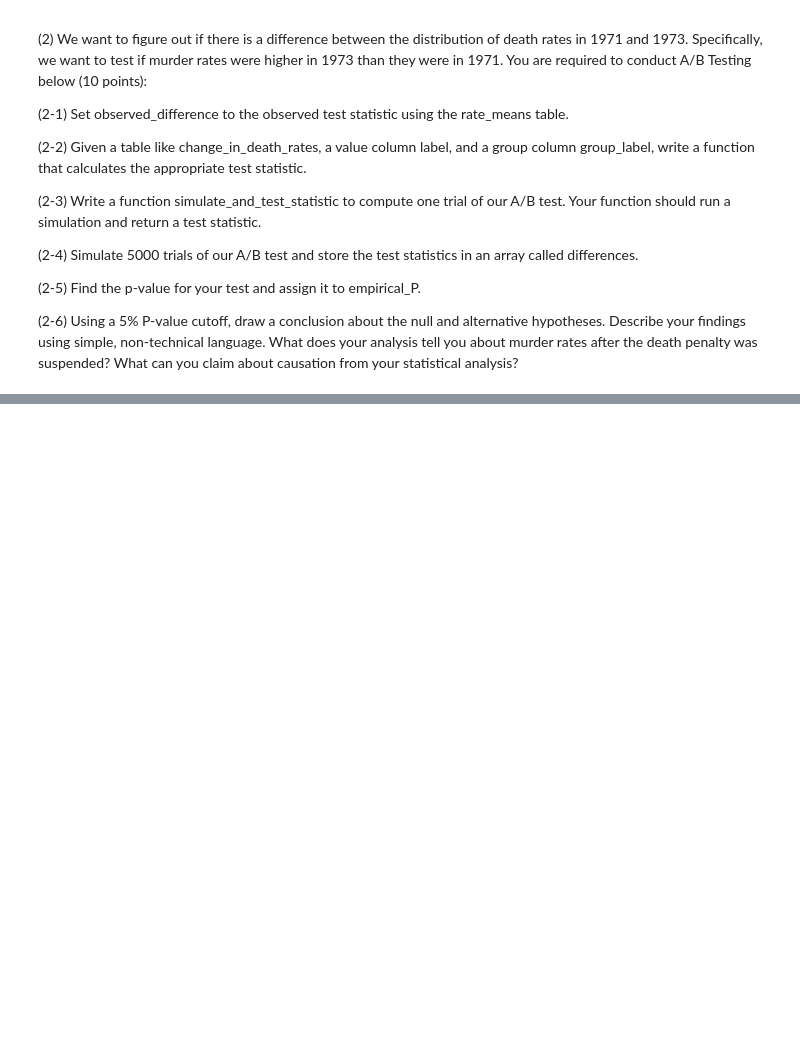
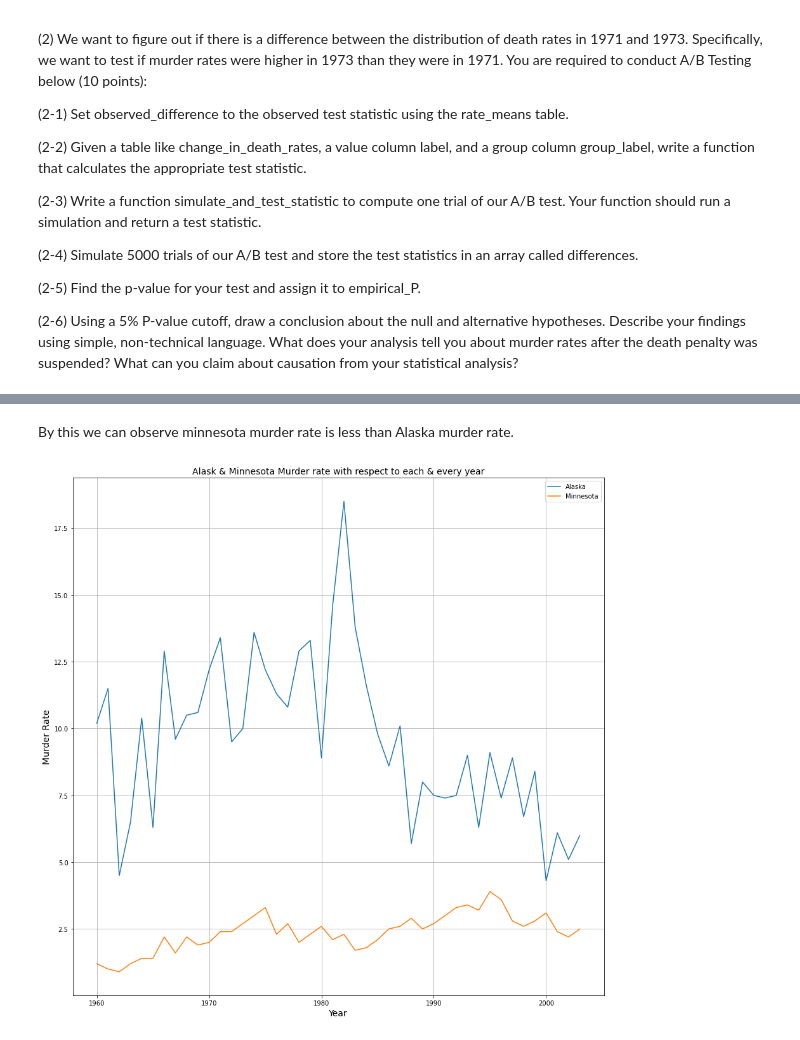
Before and after one commit to nishanth0233/INFO-5502, a Jupyter notebook: lab_assignment_09.ipynb, the cells around one changed output, grey strips where cells are left out. Cells and saved outputs as stored; diff of their text form; code cells hidden in the pictures; blank space fills up the shorter version.

```diff
--- a/lab_assignment_09.ipynb
+++ b/lab_assignment_09.ipynb
@@ -111,0 +108,9 @@ Hint: tbl_1.append(tbl_2) with create a new table that includes rows from both t
+# %%
+# Importing libraries
+import pandas as pd
+import numpy as np
+import matplotlib.pyplot as plt
+
+# Defining data source
+crime = pd.read_csv("/content/crime_rates.csv")
+crime
@@ -111,0 +131,15 @@ Hint: tbl_1.append(tbl_2) with create a new table that includes rows from both t
+# %%
+# table creation
+# defining alask state Year and Murder rate
+data = crime[(crime['State'] == 'Alaska')][['Year', 'Murder Rate']]
+# We will add minnesota state data to df
+a = {}
+for year in (list(set(list(crime['Year'].values)))):
+    if crime[(crime['Year'] == year) & (crime['State'] == 'Minnesota')].shape[0] > 0:
+        a[year] = crime[(crime['Year'] == year) & (crime['State'] == 'Minnesota')]['Murder Rate'].values[0]
+    else:
+        a[year] = 0
+len(a)
+data['Murder rate in Minnesota'] = a.values()
+data.columns = ['Year', 'Alaska Murder rate', 'Minnesota Murder rate']
+data
@@ -111,0 +164,15 @@ Hint: tbl_1.append(tbl_2) with create a new table that includes rows from both t
+# %% [markdown]
+By this we can observe minnesota murder rate is less than Alaska murder rate.
+# %%
+# we will plot a graph to represent the murder rate in two states
+plt.figure(figsize=(15,15))
+plt.title('Alask & Minnesota Murder rate with respect to each & every year',fontsize=14)
+plt.plot(data['Year'],df['Murder rate in Alaska'],label='Alaska')
+plt.plot(data['Year'],df['Murder rate in Minnesota'],label='Minnesota')
+plt.xlabel('Year',fontsize=14)
+plt.ylabel('Murder Rate',fontsize=14)
+plt.legend()
+plt.grid()
+plt.show()
+# %% [output]
+[figure, added]
```
Also changed, not shown: parts of 4 cells of this notebook.
